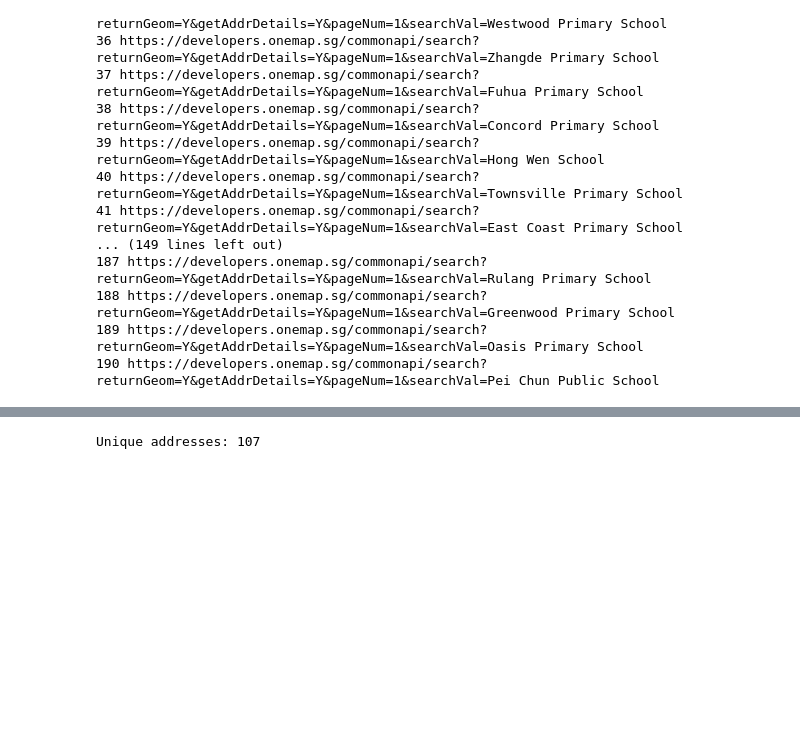
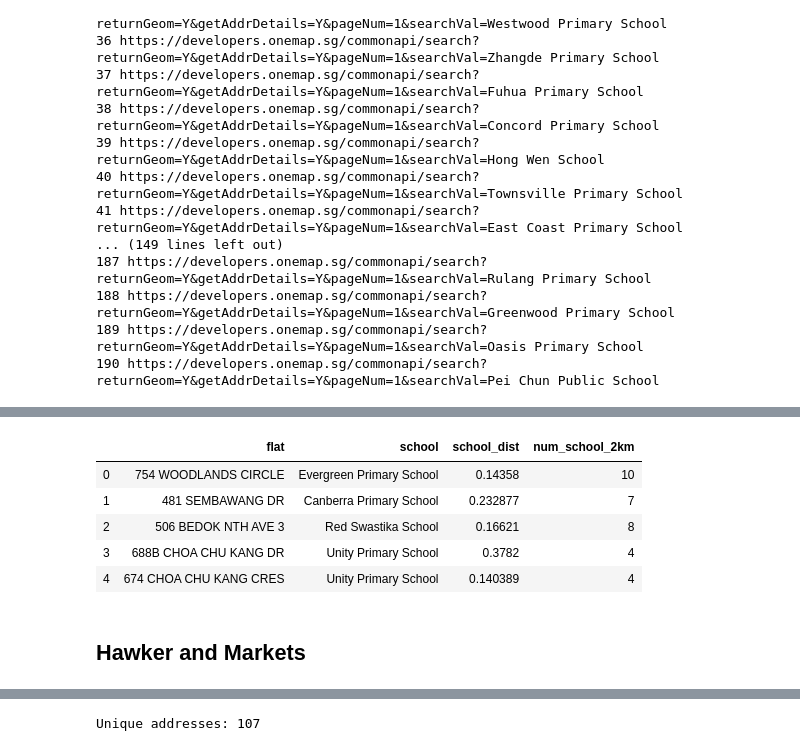
Before and after one commit to teyang-lau/HDB_Resale_Prices, a Jupyter notebook: get_coordinates.ipynb, the cells around one changed output, grey strips where cells are left out. Saved outputs shown, nothing was run; the diff lists cells and outputs as text; code cells hidden in the pictures; blank space fills up the shorter version.

```diff
--- a/get_coordinates.ipynb
+++ b/get_coordinates.ipynb
@@ -86,3 +123,7 @@ s.onemap.sg/commonapi/search?returnGeom=Y&getAddrDetails=Y&pageNum=1&searchVal=1
 9276 https://developers.onemap.sg/commonapi/search?returnGeom=Y&getAddrDetails=Y&pageNum=1&searchVal=173 BT BATOK WEST AVE 8
 9277 https://developers.onemap.sg/commonapi/search?returnGeom=Y&getAddrDetails=Y&pageNum=1&searchVal=327 JURONG EAST ST 31
 9278 https://developers.onemap.sg/commonapi/search?returnGeom=Y&getAddrDetails=Y&pageNum=1&searchVal=183 STIRLING RD
+# %%
+flat_coord = pd.read_csv('Data/flat_coordinates.csv')
+flat_coord = flat_coord[['address','LATITUDE','LONGITUDE']]
+flat_coord.head()
@@ -165,3 +234,7 @@ berra Primary School
 188 https://developers.onemap.sg/commonapi/search?returnGeom=Y&getAddrDetails=Y&pageNum=1&searchVal=Greenwood Primary School
 189 https://developers.onemap.sg/commonapi/search?returnGeom=Y&getAddrDetails=Y&pageNum=1&searchVal=Oasis Primary School
 190 https://developers.onemap.sg/commonapi/search?returnGeom=Y&getAddrDetails=Y&pageNum=1&searchVal=Pei Chun Public School
+# %%
+school_coord = pd.read_csv('Data/school_coordinates.csv')
+school_coord = school_coord[['address','LATITUDE','LONGITUDE']]
+school_coord.head()
@@ -168,3 +248,17 @@ berra Primary School
+# %%
+nearest_school = find_nearest(flat_coord, school_coord)
+flat_school = pd.DataFrame.from_dict(nearest_school).T
+flat_school = flat_school.rename(columns={0: 'flat', 1: 'school', 2: 'school_dist', 3: 'num_school_2km'}).reset_index().drop('index', axis=1)
+flat_school.head()
+# %% [output]
+|  | flat | school | school_dist | num_school_2km |
+| 0 | 754 WOODLANDS CIRCLE | Evergreen Primary School | 0.14358 | 10 |
+| 1 | 481 SEMBAWANG DR | Canberra Primary School | 0.232877 | 7 |
+| 2 | 506 BEDOK NTH AVE 3 | Red Swastika School | 0.16621 | 8 |
+| 3 | 688B CHOA CHU KANG DR | Unity Primary School | 0.3782 | 4 |
+| 4 | 674 CHOA CHU KANG CRES | Unity Primary School | 0.140389 | 4 |
+# %% [markdown]
+## Hawker and Markets
 # %%
 hawker = pd.read_csv('Data/list-of-government-markets-hawker-centres.csv')
 hawker.head(10)
```
Also changed, not shown: parts of 24 cells of this notebook, 1 other file.
